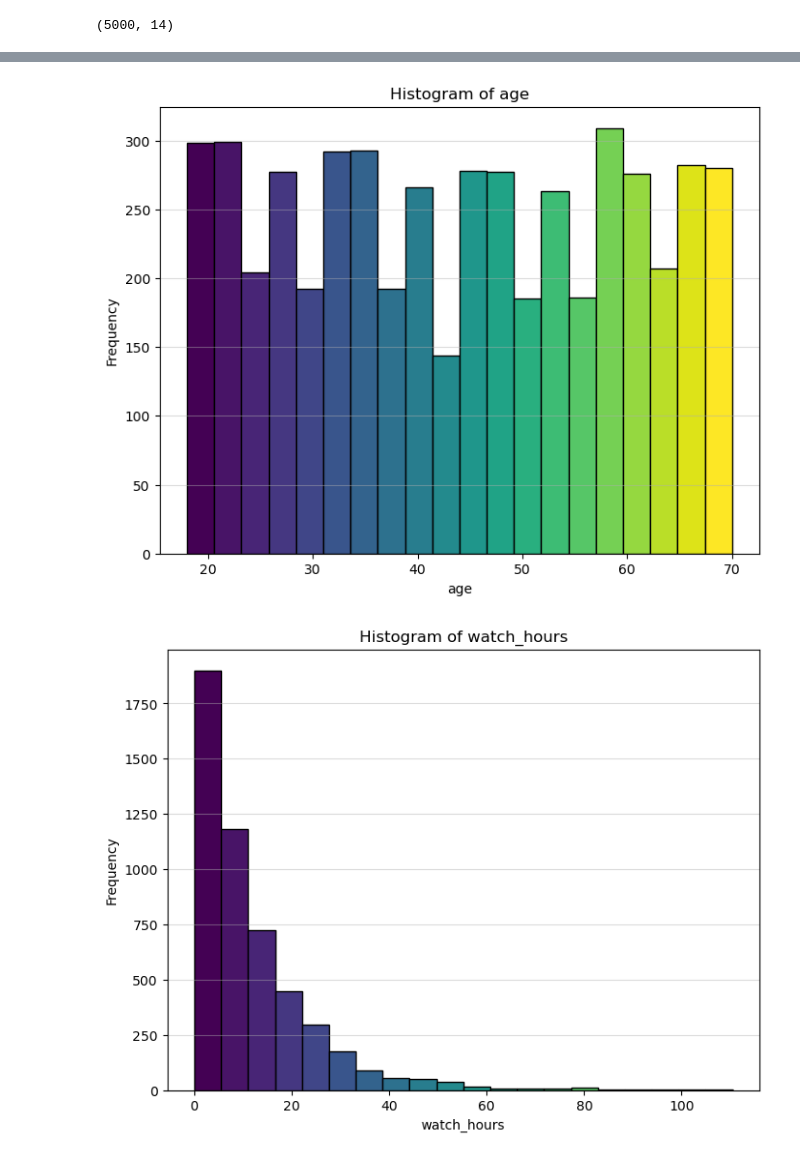
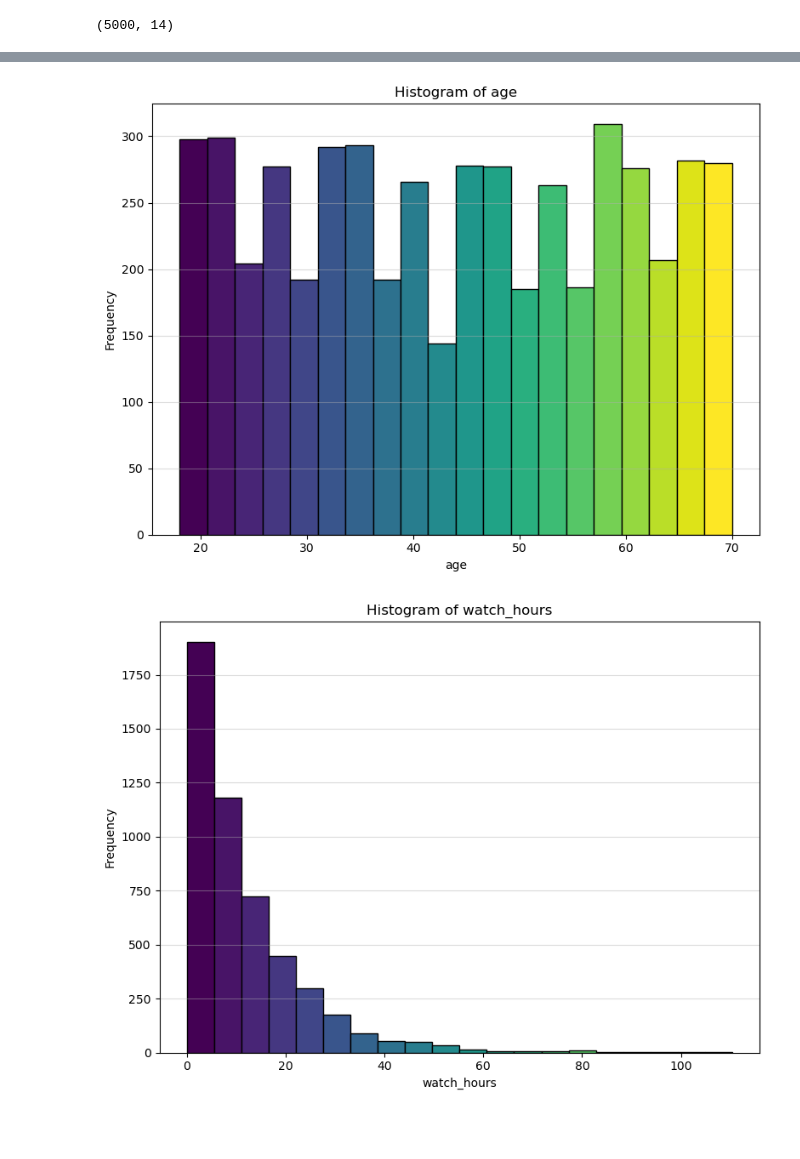
Before and after one commit to rshewatkar/ML_internship, a Jupyter notebook: New Project/new.ipynb, the cells around one changed output, grey strips where cells are left out. Saved outputs shown, nothing was run; the diff lists cells and outputs as text; code cells hidden in the pictures; blank space fills up the shorter version.

```diff
--- a/New Project/new.ipynb
+++ b/New Project/new.ipynb
@@ -116,27 +98,28 @@ df.describe(include='object')
 # %%
 import matplotlib.pyplot as plot
 # Plotting a histogram of a numeric column
 
 num_columns = ['age', 'watch_hours', 'number_of_profiles','avg_watch_time_per_day']
 
 
 for col in num_columns:
     plot.figure(figsize=(8,6))
 
     data = df[col].dropna()
 
     n, bins, patches = plot.hist(data, bins=20, edgecolor='black')
     cmap = plot.cm.get_cmap('viridis', len(patches))
 
 
     for i, patch in enumerate(patches):
         patch.set_facecolor(cmap(i))
 
     plot.title(f'Histogram of {col}')
     plot.xlabel(col)
     plot.ylabel('Frequency')
     plot.grid(axis='y', alpha=0.45)
+    plot.tight_layout()
     plot.show()
 # %% [output]
-[figure, old version]
+[figure, new version]
-[figure, old version]
+[figure, new version]
```
Also changed, not shown: parts of 11 cells of this notebook.
